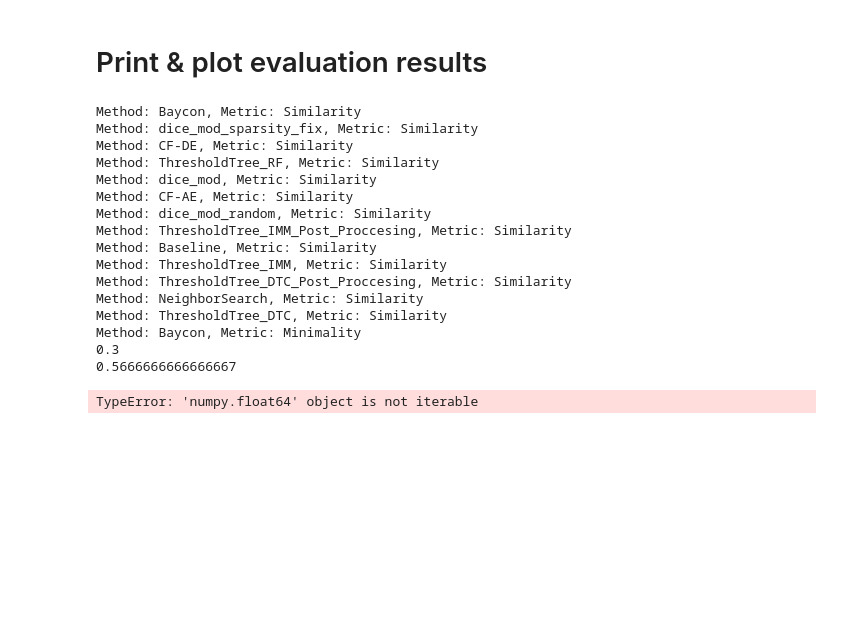
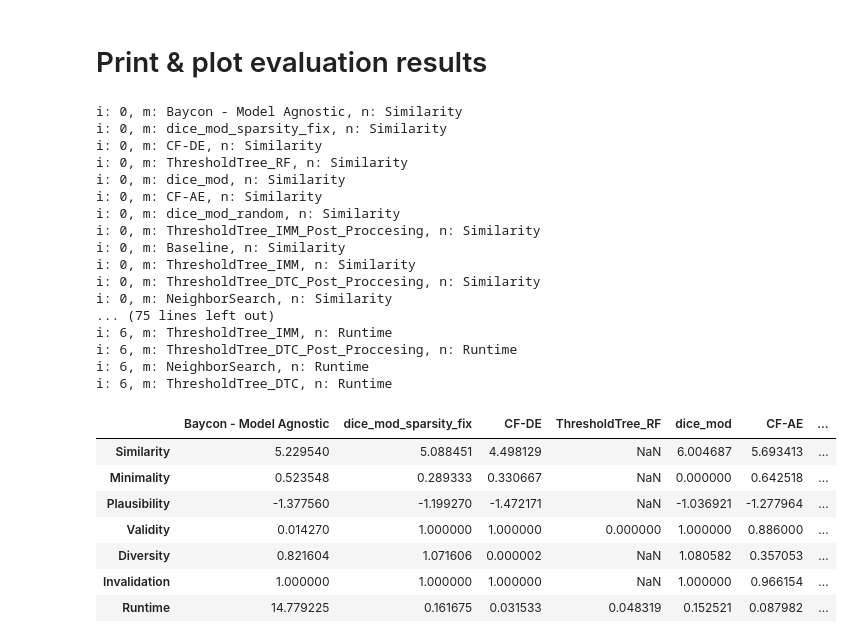
Before and after one commit to jepp3183/Thesis2025, a Jupyter notebook: code/Cross Evaluation.ipynb, the cells around one changed output. Cells and saved outputs as stored; diff of their text form; code cells hidden in the pictures; blank space fills up the shorter version.

Commit message:
update tests with runtime

```diff
--- a/code/Cross Evaluation.ipynb
+++ b/code/Cross Evaluation.ipynb
@@ -589,53 +562,66 @@ for m in methods:
 max_name_length = max(len(m) for m in methodNames)
 mean_results = []
 
 for i, n in enumerate(returnNames()):
     row = {}
     for m in methodNames:
         # Get the results for the current method m and metric i
         # so res = list of results, one number for each cf for each instance we're explaining
+
+        print(f"i: {i}, m: {m}, n: {n}")
         res = [row[i] for row in results[m]]
 
-        print(f"Method: {m}, Metric: {n}")
-        [print(r) for r in res if type(r) != list and type(r) != np.ndarray]
-        flat = [item for instance in res for item in instance]
+        flat = []
+        for metric in res:
+            try:
+                flat.extend(metric)
+            except TypeError:
+                flat.append(metric)
 
         # We are getting the mean of ALL CFs for ALL instances
         # Get mean for each instance first
         instance_means = []
         for j in range(cf_amount):
             mean = np.mean(res[j])
 
             # If no CFs were found, res[j] is empty, and np.mean() returns NaN
             if not np.isnan(mean):
                 instance_means.append(mean)
 
         # Finally, get the means of the instance means. If this is a NaN,
         # no VALID CFs were found for any instance
         row[m] = np.mean(instance_means)
 
     mean_results.append(row)
 
 mean_results_df = pd.DataFrame(mean_results, index=returnNames())
 mean_results_df
 # %% [output]
-Method: Baycon, Metric: Similarity
-Method: dice_mod_sparsity_fix, Metric: Similarity
-Method: CF-DE, Metric: Similarity
-Method: ThresholdTree_RF, Metric: Similarity
-Method: dice_mod, Metric: Similarity
-Method: CF-AE, Metric: Similarity
-Method: dice_mod_random, Metric: Similarity
-Method: ThresholdTree_IMM_Post_Proccesing, Metric: Similarity
-Method: Baseline, Metric: Similarity
-Method: ThresholdTree_IMM, Metric: Similarity
-Method: ThresholdTree_DTC_Post_Proccesing, Metric: Similarity
-Method: NeighborSearch, Metric: Similarity
-Method: ThresholdTree_DTC, Metric: Similarity
-Method: Baycon, Metric: Minimality
-0.3
-0.5666666666666667
+i: 0, m: Baycon - Model Agnostic, n: Similarity
+i: 0, m: dice_mod_sparsity_fix, n: Similarity
+i: 0, m: CF-DE, n: Similarity
+i: 0, m: ThresholdTree_RF, n: Similarity
+i: 0, m: dice_mod, n: Similarity
+i: 0, m: CF-AE, n: Similarity
+i: 0, m: dice_mod_random, n: Similarity
+i: 0, m: ThresholdTree_IMM_Post_Proccesing, n: Similarity
+i: 0, m: Baseline, n: Similarity
+i: 0, m: ThresholdTree_IMM, n: Similarity
+i: 0, m: ThresholdTree_DTC_Post_Proccesing, n: Similarity
+i: 0, m: NeighborSearch, n: Similarity
+... (75 lines left out)
+i: 6, m: ThresholdTree_IMM, n: Runtime
+i: 6, m: ThresholdTree_DTC_Post_Proccesing, n: Runtime
+i: 6, m: NeighborSearch, n: Runtime
+i: 6, m: ThresholdTree_DTC, n: Runtime
-TypeError: 'numpy.float64' object is not iterable
+|  | Baycon - Model Agnostic | dice_mod_sparsity_fix | CF-DE | ThresholdTree_RF | dice_mod | CF-AE | ... |
+| Similarity | 5.229540 | 5.088451 | 4.498129 | NaN | 6.004687 | 5.693413 | ... |
+| Minimality | 0.523548 | 0.289333 | 0.330667 | NaN | 0.000000 | 0.642518 | ... |
+| Plausibility | -1.377560 | -1.199270 | -1.472171 | NaN | -1.036921 | -1.277964 | ... |
+| Validity | 0.014270 | 1.000000 | 1.000000 | 0.000000 | 1.000000 | 0.886000 | ... |
+| Diversity | 0.821604 | 1.071606 | 0.000002 | NaN | 1.080582 | 0.357053 | ... |
+| Invalidation | 1.000000 | 1.000000 | 1.000000 | NaN | 1.000000 | 0.966154 | ... |
+| Runtime | 14.779225 | 0.161675 | 0.031533 | 0.048319 | 0.152521 | 0.087982 | ... |
 # %%
 def plot(f1, f2, methodNames, results, names, plt_index):
     for m in methodNames:
```
Also changed, not shown: parts of 20 cells of this notebook, 2 other files.
